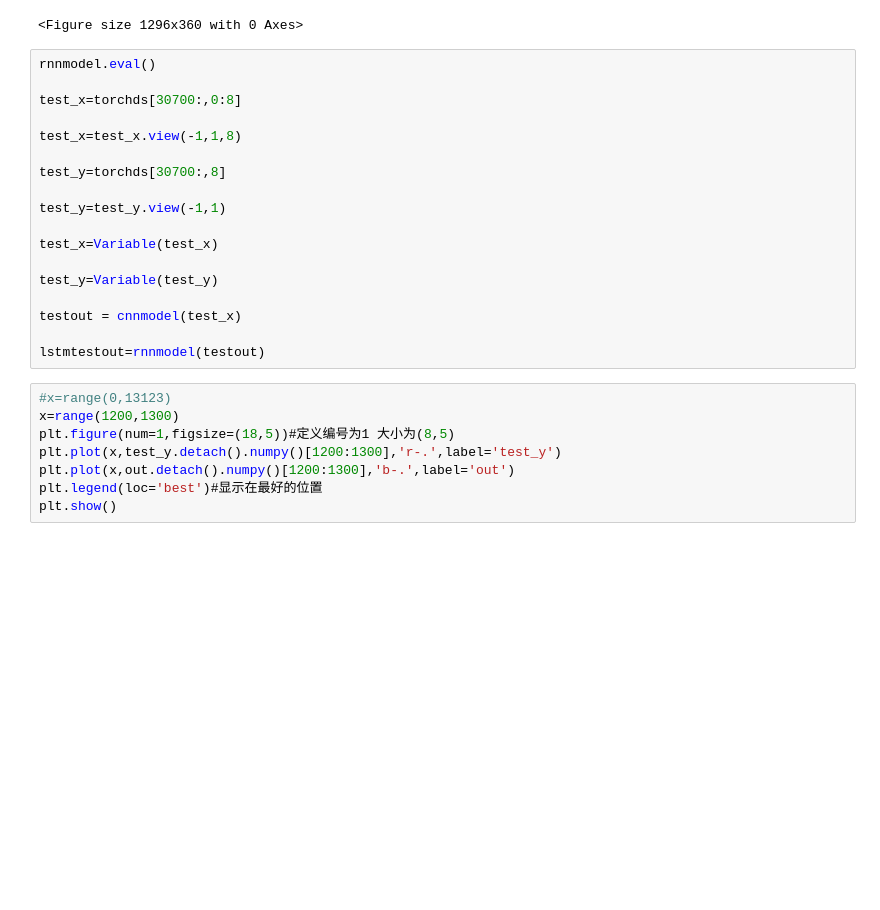
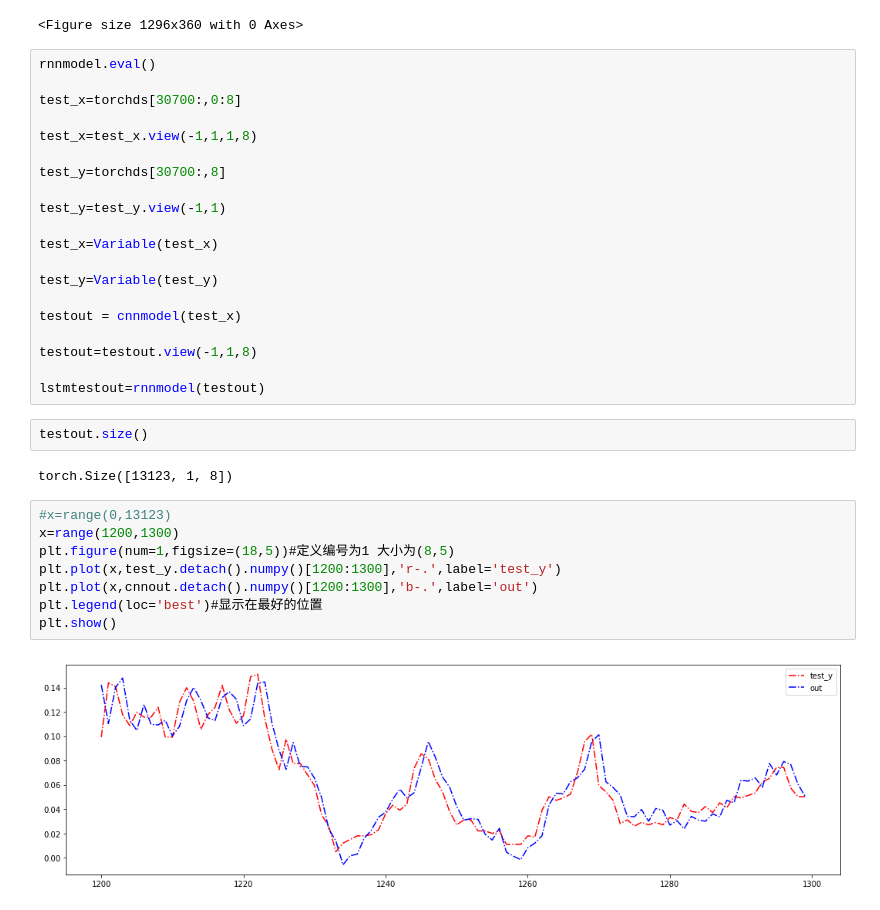
Before and after one commit to jie123xing/Crawler-neural_network-robot, a Jupyter notebook: mytorch-test/cnn-lstm-weather.ipynb, the cells around one changed output. Cells and saved outputs as stored; diff of their text form; blank space fills up the shorter version.

```diff
--- a/mytorch-test/cnn-lstm-weather.ipynb
+++ b/mytorch-test/cnn-lstm-weather.ipynb
@@ -251,7 +253,7 @@ rnnmodel.eval()
 
 test_x=torchds[30700:,0:8]
 
-test_x=test_x.view(-1,1,8)
+test_x=test_x.view(-1,1,1,8)
 
 test_y=torchds[30700:,8]
 
@@ -263,12 +265,20 @@ test_y=Variable(test_y)
 
 testout = cnnmodel(test_x)
 
+testout=testout.view(-1,1,8)
+
 lstmtestout=rnnmodel(testout)
+# %%
+testout.size()
+# %% [output]
+torch.Size([13123, 1, 8])
 # %%
 #x=range(0,13123)
 x=range(1200,1300)
 plt.figure(num=1,figsize=(18,5))#定义编号为1 大小为(8,5)
 plt.plot(x,test_y.detach().numpy()[1200:1300],'r-.',label='test_y')
-plt.plot(x,out.detach().numpy()[1200:1300],'b-.',label='out')
+plt.plot(x,cnnout.detach().numpy()[1200:1300],'b-.',label='out')
 plt.legend(loc='best')#显示在最好的位置
 plt.show()
+# %% [output]
+[figure, added]
```
Also changed, not shown: parts of 3 cells of this notebook, 1 other file.
